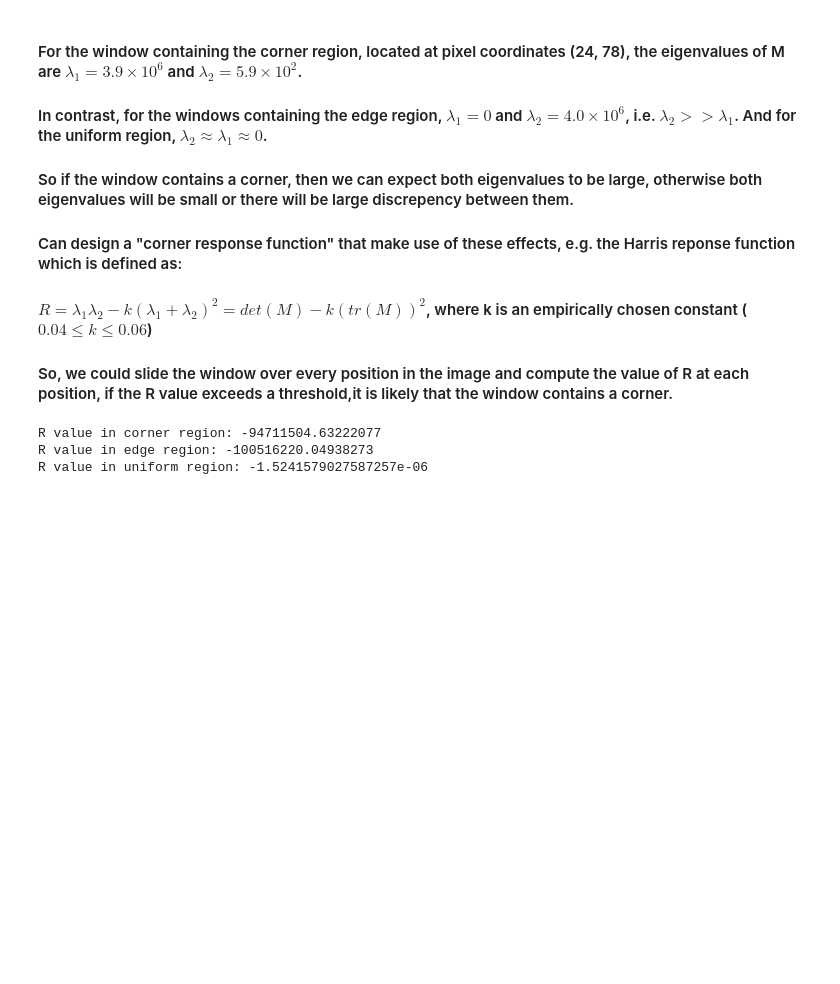
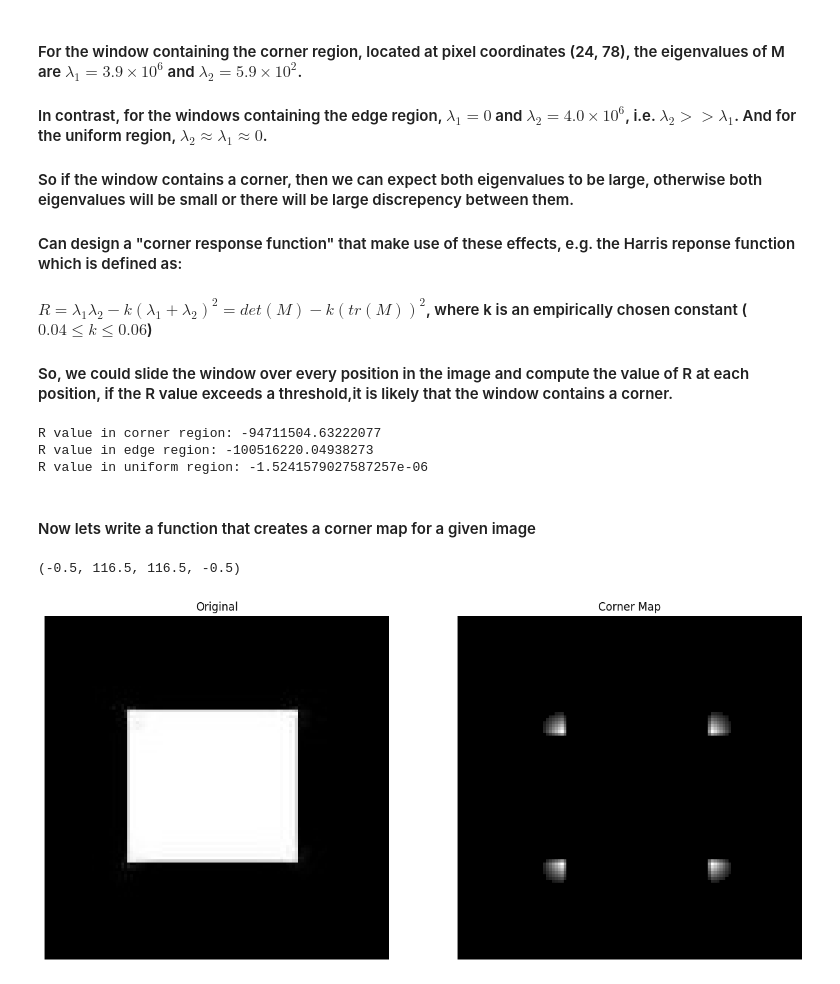
Before and after one commit to tsultan16/Computer_Vision, a Jupyter notebook: feature_detection/corner.ipynb, the cells around one changed output. Saved outputs shown, nothing was run; the diff lists cells and outputs as text; code cells hidden in the pictures; blank space fills up the shorter version.

Commit message:
simple corner detection implemented

```diff
--- a/feature_detection/corner.ipynb
+++ b/feature_detection/corner.ipynb
@@ -86,16 +86,24 @@ plt.gca().add_patch(square3)
 # computes autocorrelation matrix for window centered at pos
 def compute_M(Ix, Iy, w, pos):
     x, y = pos
-    wx = w.shape[0]
-    wy = w.shape[1]
+    wy = w.shape[0]
+    wx = w.shape[1]
 
     Ixx = 0.0
     Iyy = 0.0
     Ixy = 0.0
+    #print(f"pos: {pos}")
+    x_lo = max(0, x-int(wx/2))
+    y_lo = max(0, y-int(wy/2))
+    x_lo = max(0, x-int(wx/2))
+    y_lo = max(0, y-int(wy/2))
+
     for i in range(wy):
         for j in range(wx):
             yp = max(0, y-int(wy/2)+i)
             xp = max(0, x-int(wx/2)+j)
+            #print(f"i: {i}, j: {j}")
+            #print(f"xp; {xp}, yp: {yp}")
             Ixx += w[i,j] * Ix[yp, xp]**2
             Iyy += w[i,j] * Iy[yp, xp]**2
             Ixy += w[i,j] * Ix[yp, xp] * Iy[yp, xp]
@@ -164,3 +172,5 @@ print(f"R value in uniform region: {R3}")
 R value in corner region: -94711504.63222077
 R value in edge region: -100516220.04938273
 R value in uniform region: -1.5241579027587257e-06
+# %% [markdown]
+#### Now lets write a function that creates a corner map for a given image
@@ -166,0 +249,19 @@ R value in uniform region: -1.5241579027587257e-06
+# %%
+img_corner_map = corner_map(img_gray)
+
+fig,axs = plt.subplots(1,2)
+fig.set_figwidth(15)
+fig.set_figheight(15)
+
+plt.subplot(1,2,1)
+plt.imshow(img_gray, cmap='gray')
+plt.title('Original')
+plt.axis('off')
+
+plt.subplot(1,2,2)
+plt.imshow(img_corner_map, cmap='gray')
+plt.title('Corner Map')
+plt.axis('off')
+# %% [output]
+(-0.5, 116.5, 116.5, -0.5)
+[figure, added]
```
Also changed, not shown: parts of 3 cells of this notebook.
